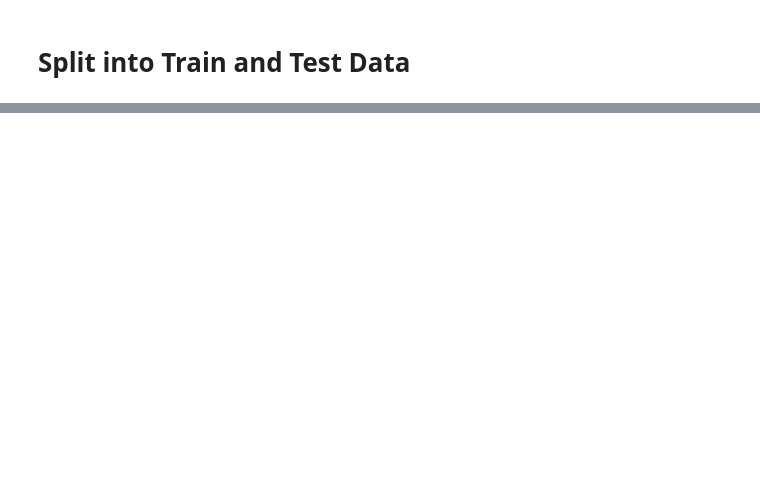
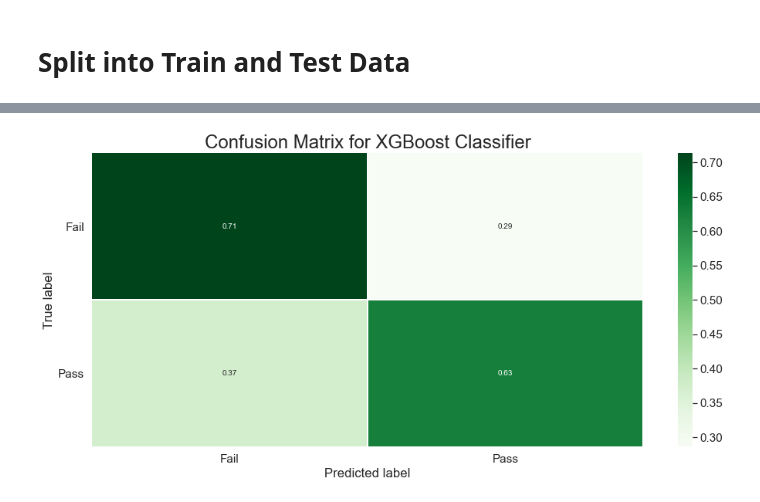
Before and after one commit to taflor/Student-Scores, a Jupyter notebook: notebooks/1.4 Modeling.ipynb, the cells around one changed output, grey strips where cells are left out. Cells and saved outputs as stored; diff of their text form; code cells hidden in the pictures; blank space fills up the shorter version.

```diff
--- a/notebooks/1.4 Modeling.ipynb
+++ b/notebooks/1.4 Modeling.ipynb
@@ -250,0 +228,22 @@ weighted avg       0.67      0.67      0.67      1000
+# %%
+label_encoder = LabelEncoder()
+label_encoder = label_encoder.fit(y)
+label_encoded_y = label_encoder.transform(y)
+
+#y[y == 'fail'] = 0
+#y[y == 'pass'] = 1
+# %%
+X_trainB, X_testB, y_trainB, y_testB = train_test_split(X,label_encoded_y,test_size=0.2,random_state=42)
+# %%
+# Instantiate the XGBClassifier: xg_cl
+xg_cl = XGBClassifier(n_estimators=10, objective='binary:logistic',
+                      seed=42, use_label_encoder=False)
+
+# Fit the classifier to the training set
+xg_cl.fit(X_trainB, y_trainB)
+
+# Predict the labels of the test set: preds
+y_predB = xg_cl.predict(X_testB)
+
+# Compute the accuracy: accuracy
+print("Accuracy: {}%".format(metrics.accuracy_score(y_testB, y_predB)*100))
@@ -250,0 +253,23 @@ weighted avg       0.67      0.67      0.67      1000
+# %%
+# Get and reshape confusion matrix data
+matrix = confusion_matrix(y_testB, y_predB)
+matrix = matrix.astype('float') / matrix.sum(axis=1)[:, np.newaxis]
+
+# Build the plot
+plt.figure(figsize=(16,7))
+sns.set(font_scale=1.4)
+sns.heatmap(matrix, annot=True, annot_kws={'size':10},
+            cmap=plt.cm.Greens, linewidths=0.2)
+
+# Add labels to the plot
+class_names = ['Fail','Pass']
+tick_marks = np.arange(len(class_names))+0.5
+tick_marks2 = tick_marks
+plt.xticks(tick_marks, class_names, rotation=0)
+plt.yticks(tick_marks2, class_names, rotation=0)
+plt.xlabel('Predicted label')
+plt.ylabel('True label')
+plt.title('Confusion Matrix for XGBoost Classifier', size=24)
+plt.show()
+# %% [output]
+[figure, added]
```
Also changed, not shown: parts of 61 cells of this notebook.
